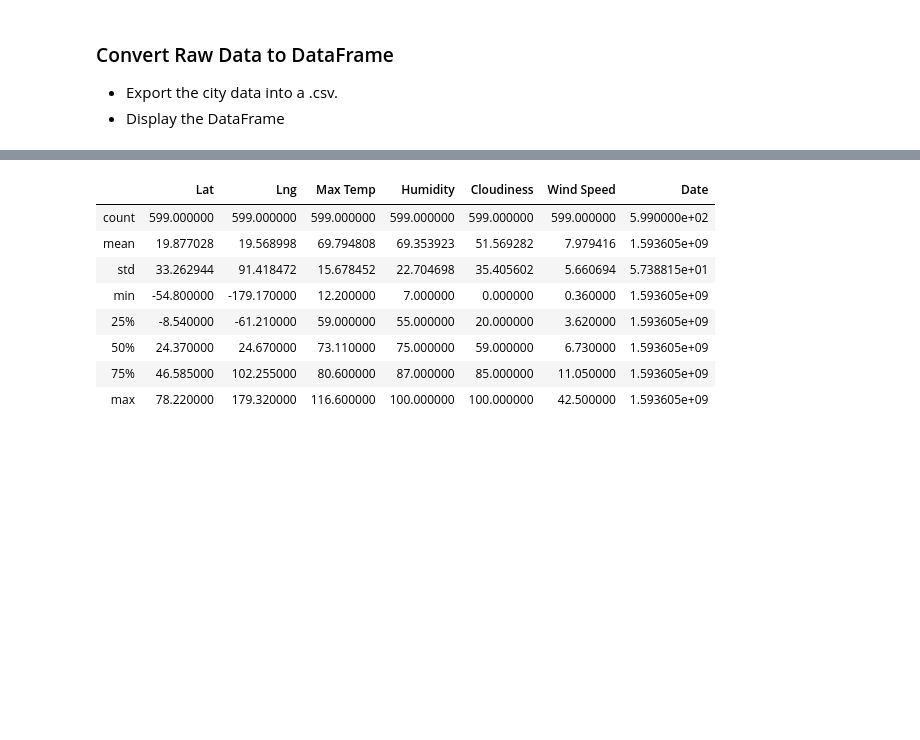
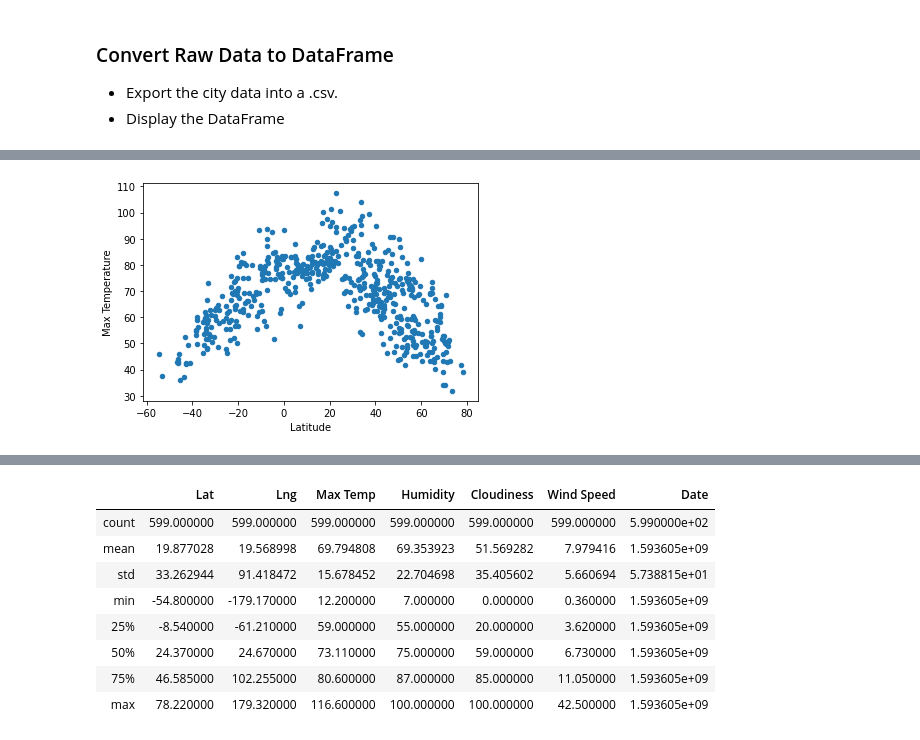
Before and after one commit to DINHC/python-api-challenge, a Jupyter notebook: WeatherPy.ipynb, the cells around one changed output, grey strips where cells are left out. Cells and saved outputs as stored; diff of their text form; code cells hidden in the pictures; blank space fills up the shorter version.

```diff
--- a/WeatherPy.ipynb
+++ b/WeatherPy.ipynb
@@ -177,0 +188,5 @@ dtype: float64
+# %%
+lat_vs_temp = city_stat_pd.plot.scatter(x="Latitude", y="Max Temperature")
+plt.show()
+# %% [output]
+[figure, added]
```
Also changed, not shown: parts of 12 cells of this notebook, 1 other file.
